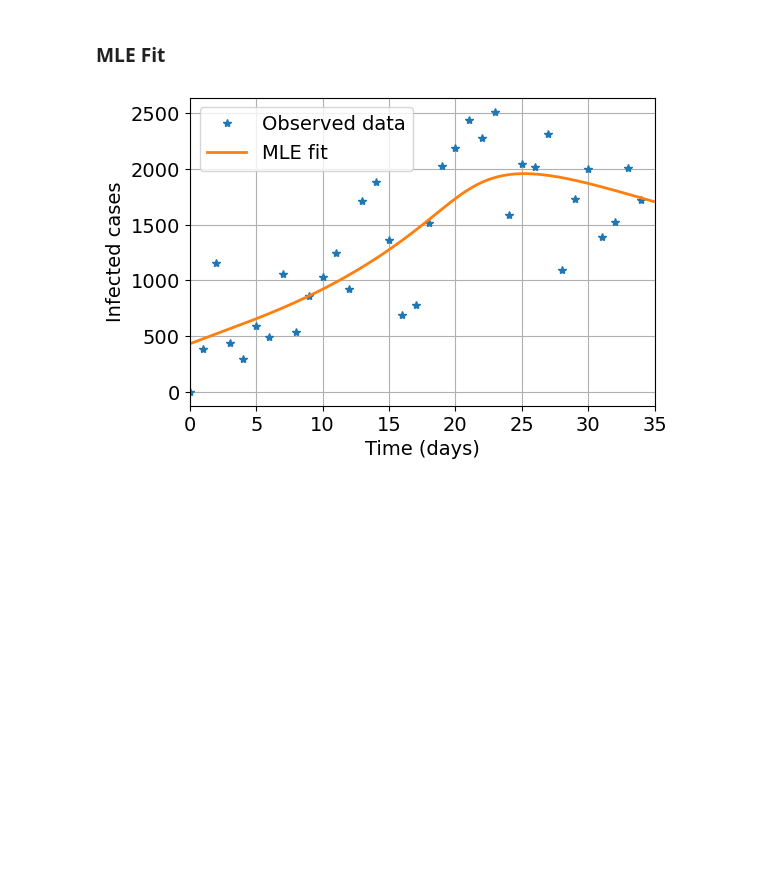
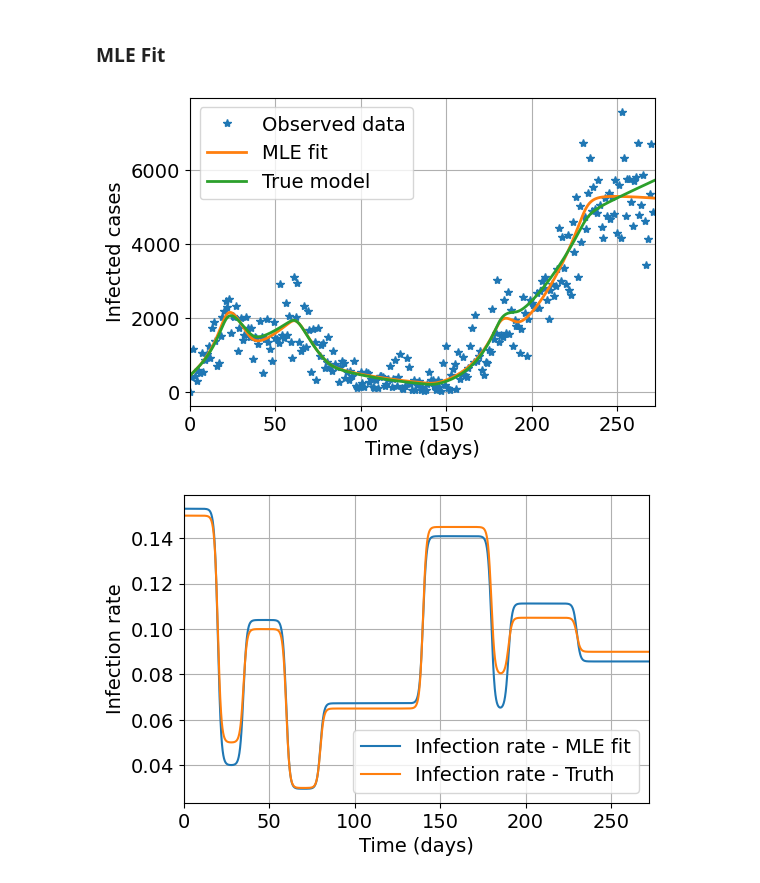
Before and after one commit to sudhipv/sequential_calibration, a Jupyter notebook: MLE/singlePHU/Nbinomial/1phu_sequential_MLE_NB.ipynb, the cells around one changed output. Saved outputs shown, nothing was run; the diff lists cells and outputs as text; code cells hidden in the pictures; blank space fills up the shorter version.

```diff
--- a/MLE/singlePHU/Nbinomial/1phu_sequential_MLE_NB.ipynb
+++ b/MLE/singlePHU/Nbinomial/1phu_sequential_MLE_NB.ipynb
@@ -14,7 +14,7 @@ from scipy.optimize import minimize
 ### Use the time up to which you need to estimate the parameters of sigmoid
 dt = 0.1
 tstart = 0
-tlim = 35
+tlim = 272
 t = np.arange(tstart, tlim, 1)
 
 tmoh = np.arange(tstart, tlim, dt)
@@ -55,8 +55,6 @@ R = np.zeros((len(tmoh),N_city))
 D = np.zeros((len(tmoh),N_city))
 N = np.zeros((len(tmoh),N_city))
 
-
-I_model = np.zeros((len(t),N_city))
 I_synthetic = np.zeros((len(t),N_city))
 
 ##### CHANGE HERE #############
@@ -86,7 +84,6 @@ R[0,0] = 0
 D[0,0] = 0
 N[0,0] = total
 S[0,0] = N[0,0] - E[0,0] - I[0,0] - R[0,0] - D[0,0]
-I_model[0,0] = I[0,0]
 
 
 # Model parameters - Taken from Southern Ontario - COVID MBE paper
@@ -205,7 +202,6 @@ for kk in range(1,len(tmoh)):
 
   if( kk%ndiv == 0):
       idxmoh = int(kk/ndiv)
-      I_model[idxmoh,0] = I[kk,0]
 
 
 
@@ -373,14 +376,14 @@ CONVERGENCE: REL_REDUCTION_OF_F_<=_FACTR*EPSMCH
 ########### CHANGE HERE #############
 ### Add the necessary parameter values which are already calibrated along with the current parameters ##############
 
-beta_i[:,0] = a0 +  param_mle[0]/(1 + np.exp((t1-tmoh)))
-# + param_mle[0]/(1 + np.exp((t2-tmoh)))
-# + param_mle[0]/(1 + np.exp((t3-tmoh)))
-# + param_mle[0]/(1 + np.exp((t4-tmoh)))
-# + param_mle[0]/(1 + np.exp((t5-tmoh)))
-# + param_mle[0]/(1 + np.exp((t6-tmoh)))
-# + param_mle[0]/(1 + np.exp((t7-tmoh)))
-# + param_mle[0]/(1 + np.exp((t8-tmoh)))
+beta_i[:,0] = param_mle[0] +  param_mle[1]/(1 + np.exp((t1-tmoh)))  \
++ param_mle[2]/(1 + np.exp((t2-tmoh))) \
++ param_mle[3]/(1 + np.exp((t3-tmoh))) \
++ param_mle[4]/(1 + np.exp((t4-tmoh))) \
++ param_mle[5]/(1 + np.exp((t5-tmoh))) \
++ param_mle[6]/(1 + np.exp((t6-tmoh))) \
++ param_mle[7]/(1 + np.exp((t7-tmoh))) \
++ param_mle[8]/(1 + np.exp((t8-tmoh)))
 
 
 
@@ -388,31 +391,56 @@ beta_i[:,0] = a0 +  param_mle[0]/(1 + np.exp((t1-tmoh)))
 
 beta_e[:,0] = beta_i[:,0]
 
 
 FoI = np.zeros((len(tmoh),1))
 
 for kk in range(1,len(tmoh)):
 
   FoI[kk,0] = beta_e[kk-1,0] * (E[kk-1,0] + I[kk-1,0]) / N[kk-1,0]
 
   S[kk,0] = S[kk-1,0] + dt*(- FoI[kk,0] * S[kk-1,0])
   E[kk,0] = E[kk-1,0] + dt*(FoI[kk,0]*S[kk-1,0] - (gamma_i + gamma_e)*E[kk-1,0])
 
   I[kk,0] = I[kk-1,0] + dt*(gamma_i*E[kk-1,0] - (gamma_r + gamma_d)*I[kk-1,0])
   R[kk,0] = R[kk-1,0] + dt*(gamma_e*E[kk-1,0] + gamma_r*I[kk-1,0])
   D[kk,0] = D[kk-1,0] + dt*(gamma_d*I[kk-1,0])
   N[kk,0] = S[kk,0] +  E[kk,0] + I[kk,0] + R[kk,0]
 
 
+## load saved true infection data
+
+file = np.loadtxt('./toronto_synthetic_true.csv')
+I_truth = file[0:len(tmoh)]
+
 fig1, ax1 = plt.subplots(figsize=(6, 4))
 plt.plot(t[:tlim], I_synthetic[:tlim,0], '*', markersize=6, label='Observed data')
 plt.plot(tmoh[:int(tlim*ndiv)], I[:int(tlim*ndiv),0], '-',linewidth=2, label='MLE fit')
+plt.plot(tmoh[:int(tlim*ndiv)], I_truth, '-',linewidth=2, label='True model')
 plt.legend(loc='best')
 plt.xlabel('Time (days)')
 plt.xlim([0,tlim])
 plt.ylabel('Infected cases')
 plt.grid()
 plt.savefig('./figs/MLE_fit.pdf', bbox_inches='tight')
 plt.show()
+
+
+## load saved true model of beta
+
+file = np.loadtxt('./toronto_synthetic_true_beta.csv')
+beta_truth = file[0:len(tmoh)]
+
+
+fig2, ax2 = plt.subplots(figsize=(6, 4))
+ax2.set_xlim([0,tlim])
+ax2.set_xlabel('Time (days)')
+ax2.set_ylabel('Infection rate')
+ax2.grid()
+plt.plot(tmoh, beta_i[:,0], label='Infection rate - MLE fit')
+plt.plot(tmoh, beta_truth, label='Infection rate - Truth')
+plt.legend(loc='best')
+plt.savefig('./figs/beta_fit.pdf',  bbox_inches='tight')
+plt.show()
 # %% [output]
-[figure, old version]
+[figure, new version]
+[figure, added]
```
Also changed, not shown: parts of 3 cells of this notebook, 9 other files.
